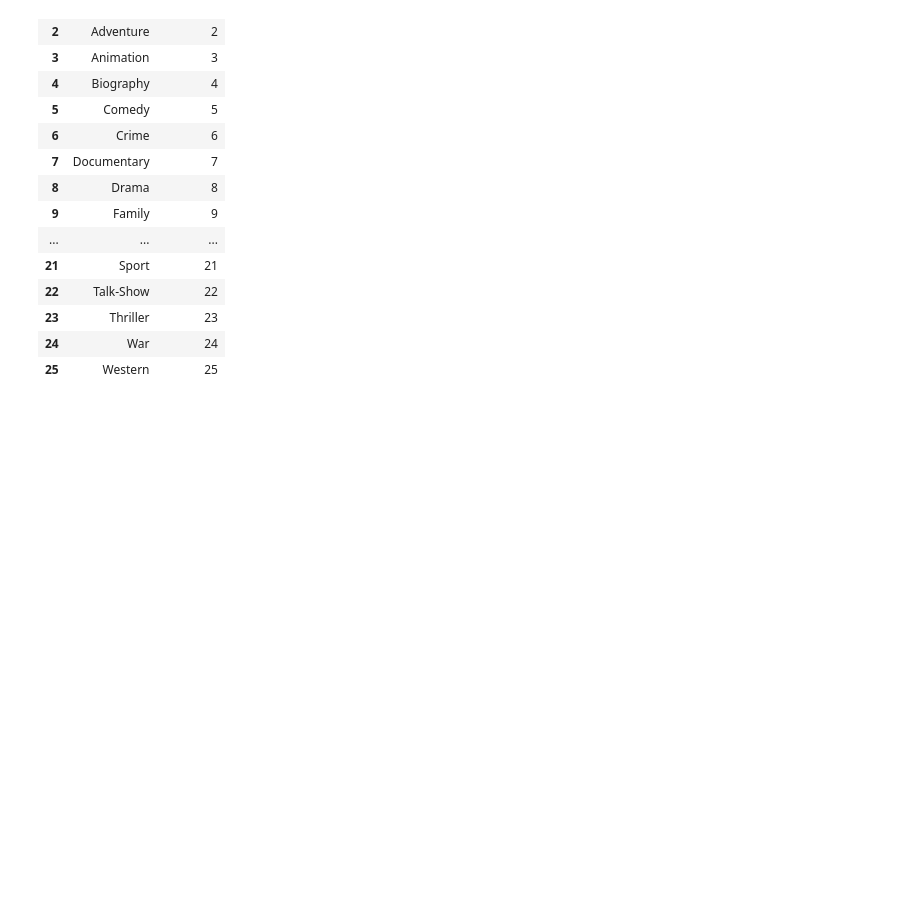
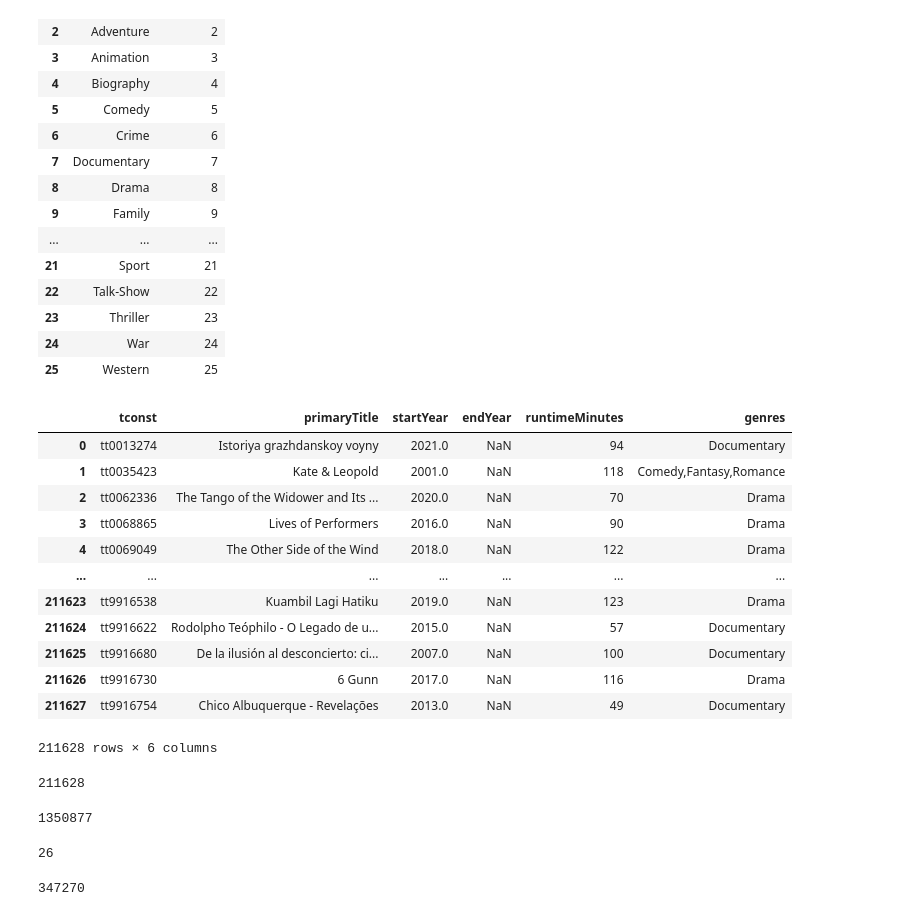
Before and after one commit to evelynmmartinez/TMDB-Movies-1, a Jupyter notebook: SQL Database.ipynb, the cells around one changed output. Saved outputs shown, nothing was run; the diff lists cells and outputs as text; code cells hidden in the pictures; blank space fills up the shorter version.

```diff
--- a/SQL Database.ipynb
+++ b/SQL Database.ipynb
@@ -206,0 +195,17 @@ tmdb_data_dtypes = {"imdb_id": "VARCHAR(20)", "revenue": "FLOAT","budget": "FLOA
+# %%
+basics = basics.drop(columns=['originalTitle', 'isAdult', 'titleType','genre_id'])
+basics
+# %% [output]
+|  | tconst | primaryTitle | startYear | endYear | runtimeMinutes | genres |
+| 0 | tt0013274 | Istoriya grazhdanskoy voyny | 2021.0 | NaN | 94 | Documentary |
+| 1 | tt0035423 | Kate & Leopold | 2001.0 | NaN | 118 | Comedy,Fantasy,Romance |
+| 2 | tt0062336 | The Tango of the Widower and Its ... | 2020.0 | NaN | 70 | Drama |
+| 3 | tt0068865 | Lives of Performers | 2016.0 | NaN | 90 | Drama |
+| 4 | tt0069049 | The Other Side of the Wind | 2018.0 | NaN | 122 | Drama |
+| ... | ... | ... | ... | ... | ... | ... |
+| 211623 | tt9916538 | Kuambil Lagi Hatiku | 2019.0 | NaN | 123 | Drama |
+| 211624 | tt9916622 | Rodolpho Teóphilo - O Legado de u... | 2015.0 | NaN | 57 | Documentary |
+| 211625 | tt9916680 | De la ilusión al desconcierto: ci... | 2007.0 | NaN | 100 | Documentary |
+| 211626 | tt9916730 | 6 Gunn | 2017.0 | NaN | 116 | Drama |
+| 211627 | tt9916754 | Chico Albuquerque - Revelações | 2013.0 | NaN | 49 | Documentary |
+211628 rows × 6 columns
@@ -207,6 +224,16 @@ tmdb_data_dtypes = {"imdb_id": "VARCHAR(20)", "revenue": "FLOAT","budget": "FLOA
 # %%
-# basics.to_sql('title_basics', engine, dtype=title_basics_dtypes, if_exists='replace', index=False)
+basics.to_sql('title_basics',engine,dtype=df_schema,if_exists='replace',index=False)
+# %% [output]
+211628
 # %%
-# ratings.to_sql('title_ratings', engine, dtype=title_ratings_dtypes, if_exists='replace', index=False)
+ratings.to_sql('title_ratings', engine, dtype=df_schema, if_exists='replace', index=False)
+# %% [output]
+1350877
+# %%
+genre_lookup.to_sql('genres', engine, dtype=df_schema, if_exists='replace', index=False)
+# %% [output]
+26
 # %%
-# genres_df.to_sql('title_genres', engine, dtype=genres_dtypes, if_exists='replace', index=False)
+title_genres_df.to_sql('title_genres', engine, dtype=df_schema, if_exists='replace', index=False)
+# %% [output]
+347270
```
Also changed, not shown: parts of 23 cells of this notebook, 11 other files.
